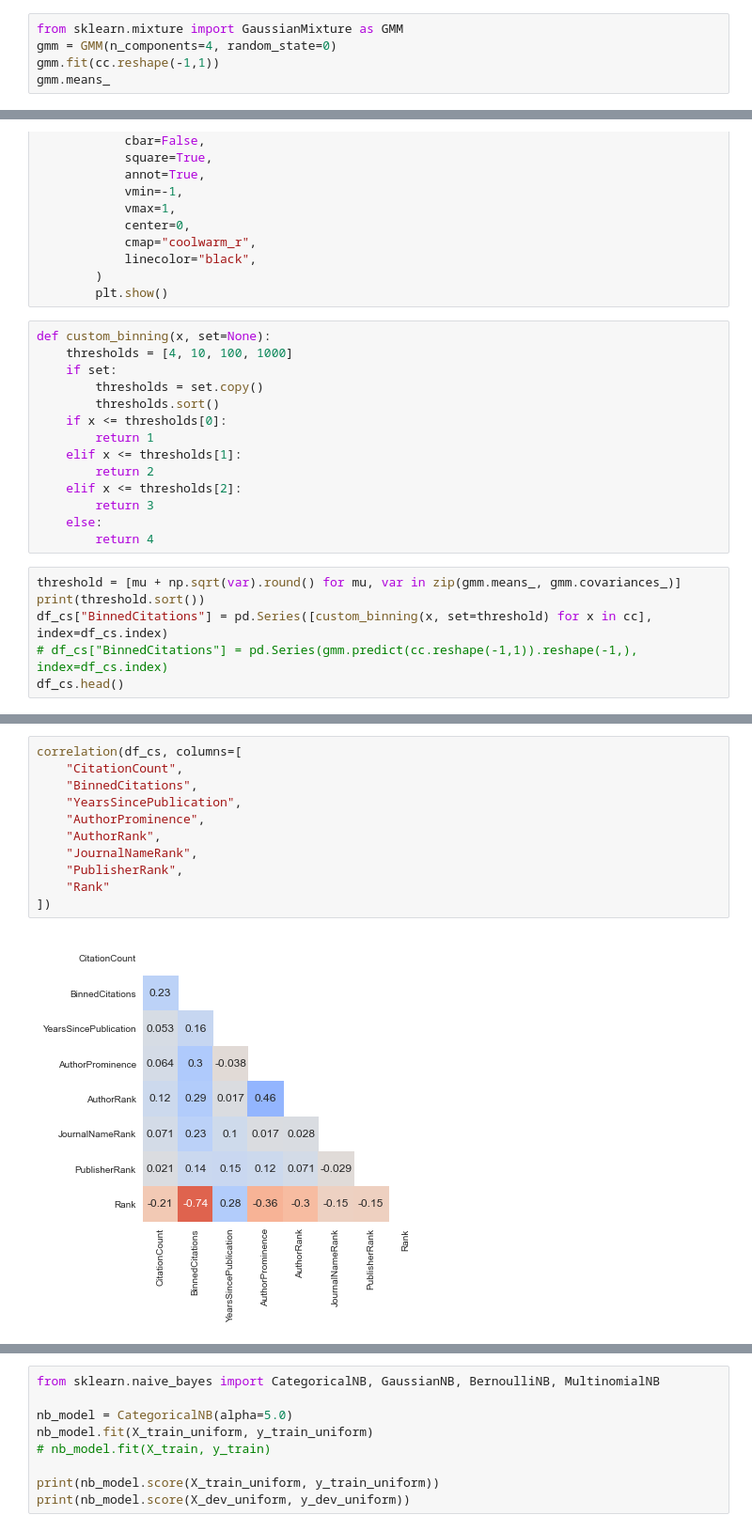
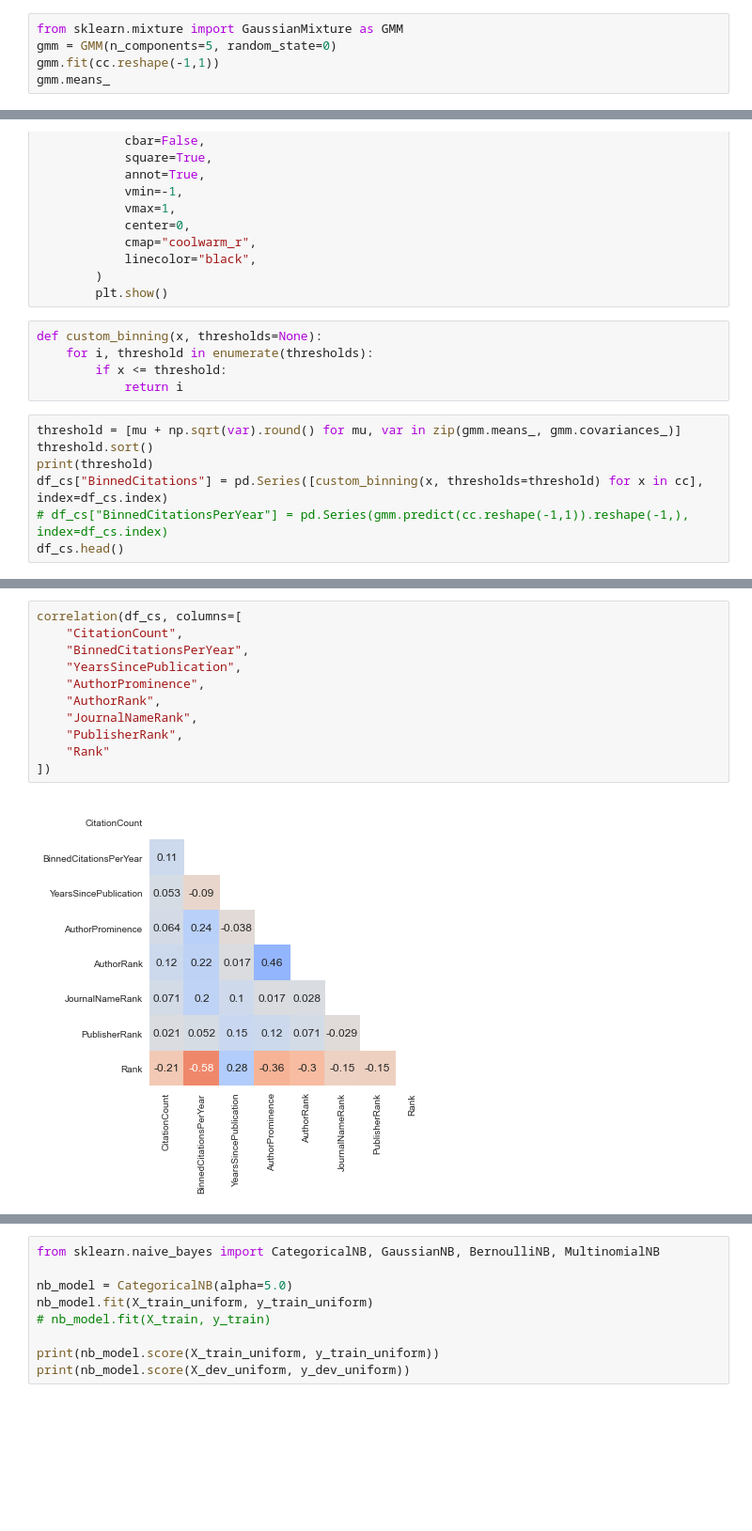
Before and after one commit to anton164/predicting-citation-counts, a Jupyter notebook: notebooks/jan_data_exploration.ipynb, the cells around one changed output, grey strips where cells are left out. Shown: that part at 94% size. Cells and saved outputs as stored; diff of their text form; blank space fills up the shorter version.

```diff
--- a/notebooks/jan_data_exploration.ipynb
+++ b/notebooks/jan_data_exploration.ipynb
@@ -72,6 +63,6 @@ array([[1.87208617e+01],
 # %%
 from sklearn.mixture import GaussianMixture as GMM
-gmm = GMM(n_components=4, random_state=0)
+gmm = GMM(n_components=5, random_state=0)
 gmm.fit(cc.reshape(-1,1))
 gmm.means_
 # %% [output]
@@ -152,24 +146,16 @@ def correlation(df, columns=None, plot=True):
             linecolor="black",
         )
         plt.show()
-# %%
-def custom_binning(x, set=None):
-    thresholds = [4, 10, 100, 1000]
-    if set:
-        thresholds = set.copy()
-        thresholds.sort()
-    if x <= thresholds[0]:
-        return 1
-    elif x <= thresholds[1]:
-        return 2
-    elif x <= thresholds[2]:
-        return 3
-    else:
-        return 4
+# %%
+def custom_binning(x, thresholds=None):
+    for i, threshold in enumerate(thresholds):
+        if x <= threshold:
+            return i
 # %%
 threshold = [mu + np.sqrt(var).round() for mu, var in zip(gmm.means_, gmm.covariances_)]
-print(threshold.sort())
-df_cs["BinnedCitations"] = pd.Series([custom_binning(x, set=threshold) for x in cc], index=df_cs.index)
-# df_cs["BinnedCitations"] = pd.Series(gmm.predict(cc.reshape(-1,1)).reshape(-1,), index=df_cs.index)
+threshold.sort()
+print(threshold)
+df_cs["BinnedCitations"] = pd.Series([custom_binning(x, thresholds=threshold) for x in cc], index=df_cs.index)
+# df_cs["BinnedCitationsPerYear"] = pd.Series(gmm.predict(cc.reshape(-1,1)).reshape(-1,), index=df_cs.index)
 df_cs.head()
 # %% [output]
@@ -183,13 +169,13 @@ None
 # %%
 correlation(df_cs, columns=[
     "CitationCount",
-    "BinnedCitations",
+    "BinnedCitationsPerYear",
     "YearsSincePublication",
     "AuthorProminence",
     "AuthorRank",
     "JournalNameRank",
     "PublisherRank",
     "Rank"
 ])
 # %% [output]
-[figure, old version]
+[figure, new version]
```
Also changed, not shown: parts of 22 cells of this notebook.
